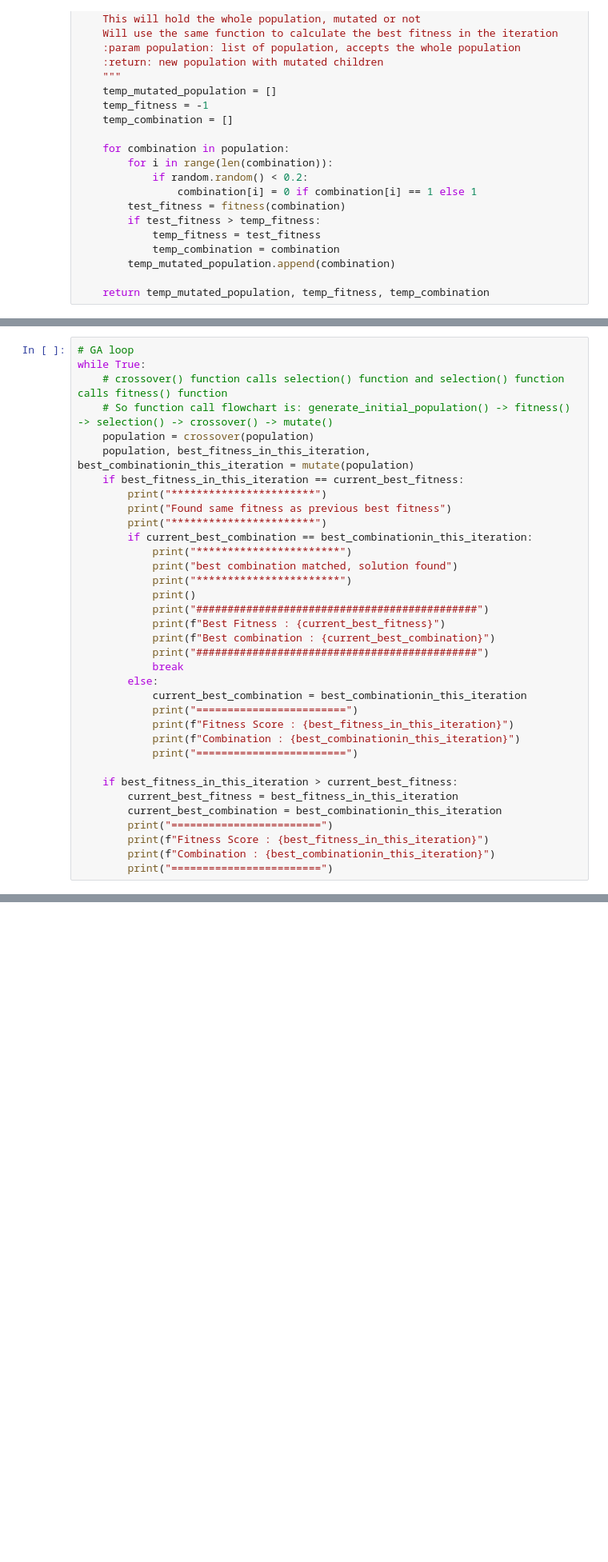
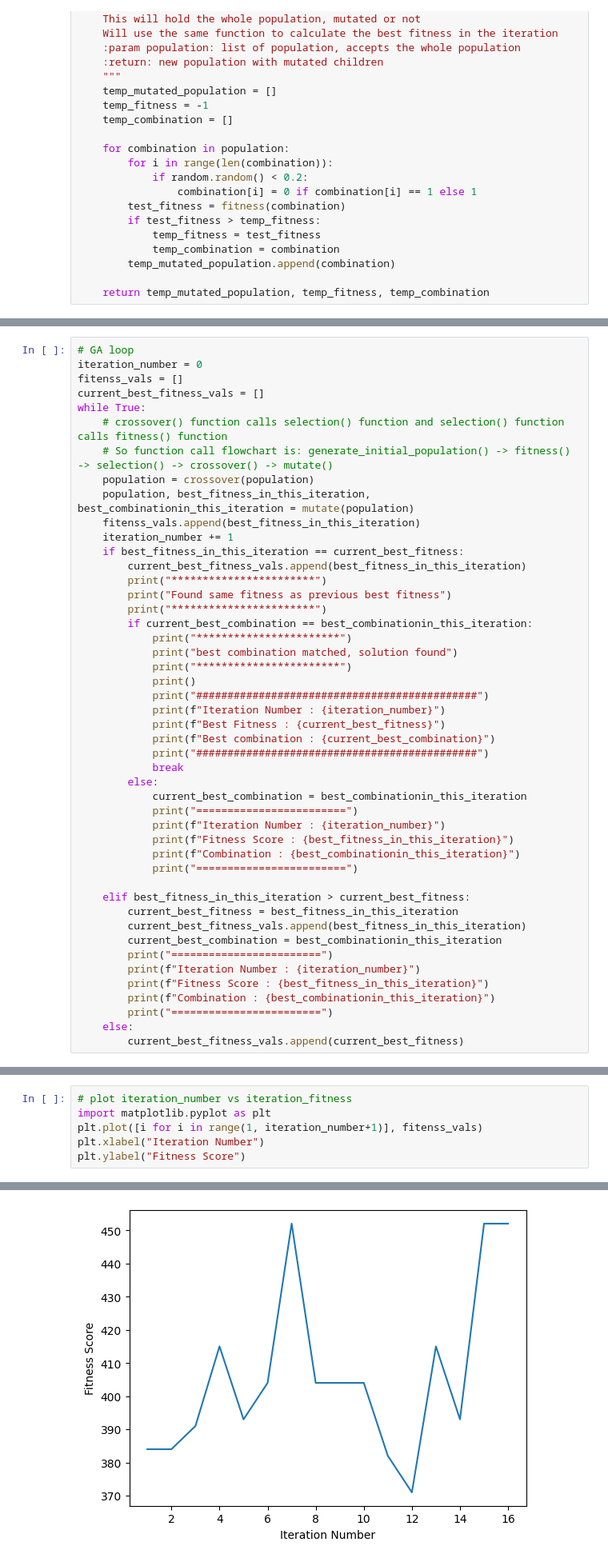
Before and after one commit to Adnan525/knapsack_problem, a Jupyter notebook: knapsack_ga_final.ipynb, the cells around one changed output, grey strips where cells are left out. Shown: that part at 80% size. Cells and saved outputs as stored; diff of their text form; blank space fills up the shorter version.

Commit message:
graphs added or iteration fitness val and best fitness val across iterations

```diff
--- a/knapsack_ga_final.ipynb
+++ b/knapsack_ga_final.ipynb
@@ -149,11 +149,17 @@ Initial population:
 # %%
 # GA loop
+iteration_number = 0
+fitenss_vals = []
+current_best_fitness_vals = []
 while True:
     # crossover() function calls selection() function and selection() function calls fitness() function
     # So function call flowchart is: generate_initial_population() -> fitness() -> selection() -> crossover() -> mutate()
     population = crossover(population)
     population, best_fitness_in_this_iteration, best_combinationin_this_iteration = mutate(population)
+    fitenss_vals.append(best_fitness_in_this_iteration)
+    iteration_number += 1
     if best_fitness_in_this_iteration == current_best_fitness:
+        current_best_fitness_vals.append(best_fitness_in_this_iteration)
         print("***********************")
         print("Found same fitness as previous best fitness")
         print("***********************")
@@ -163,6 +169,7 @@ while True:
             print("***********************")
             print()
             print("#############################################")
+            print(f"Iteration Number : {iteration_number}")
             print(f"Best Fitness : {current_best_fitness}")
             print(f"Best combination : {current_best_combination}")
             print("#############################################")
@@ -170,16 +177,21 @@ while True:
         else:
             current_best_combination = best_combinationin_this_iteration
             print("========================")
+            print(f"Iteration Number : {iteration_number}")
             print(f"Fitness Score : {best_fitness_in_this_iteration}")
             print(f"Combination : {best_combinationin_this_iteration}")
             print("========================")
 
-    if best_fitness_in_this_iteration > current_best_fitness:
+    elif best_fitness_in_this_iteration > current_best_fitness:
         current_best_fitness = best_fitness_in_this_iteration
+        current_best_fitness_vals.append(best_fitness_in_this_iteration)
         current_best_combination = best_combinationin_this_iteration
         print("========================")
+        print(f"Iteration Number : {iteration_number}")
         print(f"Fitness Score : {best_fitness_in_this_iteration}")
         print(f"Combination : {best_combinationin_this_iteration}")
         print("========================")
+    else:
+        current_best_fitness_vals.append(current_best_fitness)
 # %% [output]
 ========================
@@ -223,0 +237,7 @@ Total 7 items selected, total value 474 and total weight 33
+# %%
+# plot iteration_number vs iteration_fitness
+import matplotlib.pyplot as plt
+plt.plot([i for i in range(1, iteration_number+1)], fitenss_vals)
+plt.xlabel("Iteration Number")
+plt.ylabel("Fitness Score")
+# %% [output]
@@ -223,0 +245 @@ Total 7 items selected, total value 474 and total weight 33
+[figure, added]
```
Also changed, not shown: parts of 6 cells of this notebook.
